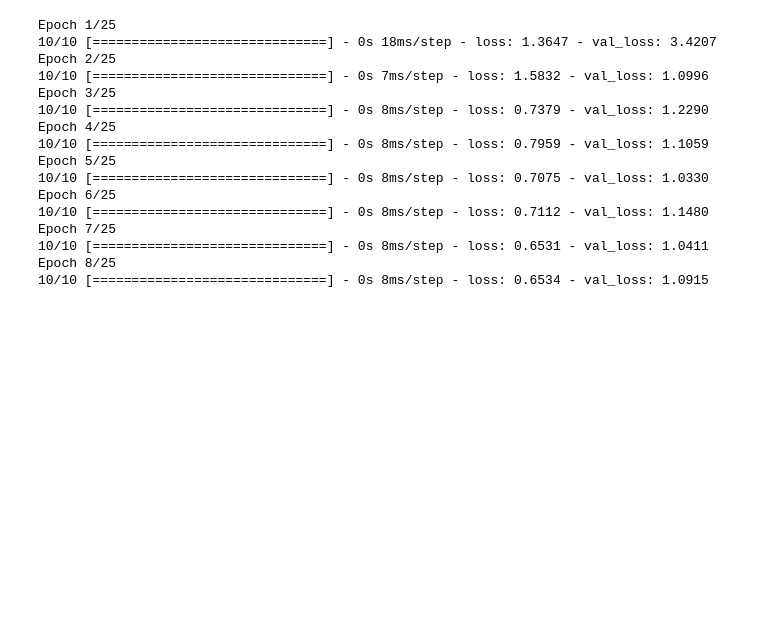
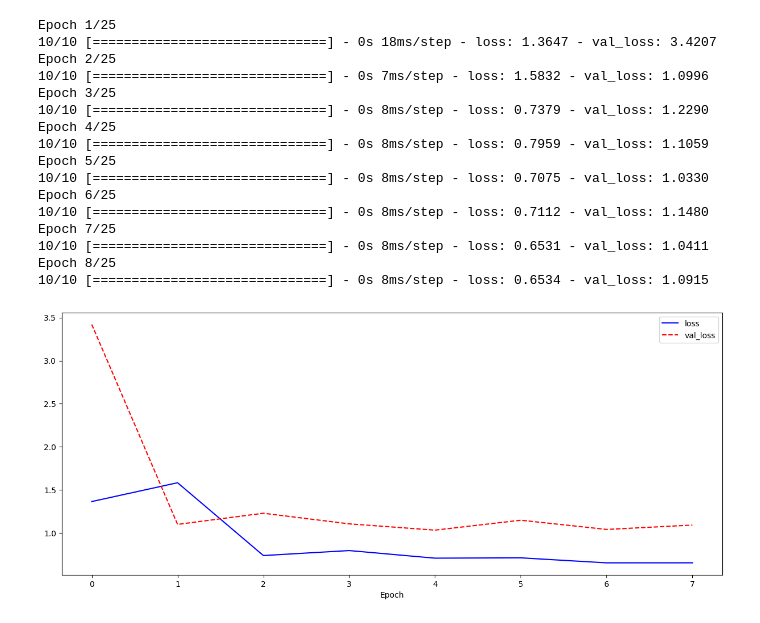
Before and after one commit to rubinkim/deep_learning_09_2022, a Jupyter notebook: chapter_04/ch04_03.ipynb, the cells around one changed output. Saved outputs shown, nothing was run; the diff lists cells and outputs as text; code cells hidden in the pictures; blank space fills up the shorter version.

Commit message:
More on callbacks

```diff
--- a/chapter_04/ch04_03.ipynb
+++ b/chapter_04/ch04_03.ipynb
@@ -196,0 +194,14 @@ Epoch 8/25
+# %%
+# callback함수의 리스트에 들어간 함수는 tf.keras.callbacks.EarlyStopping이다.
+# 말 그대로 학습을 일찍 멈추는 기능을 하는 함수로, patience는 몇 번의 epoch를 기준으로 삼을 것인지,
+# monitor는 어떤 값을 지켜볼 것인지에 대한 인수이다. 여기서는 val_loss가 3회의 epoch를 수행하는 동안 최고기록을
+# 갱신하지 못한다면 학습을 멈추게 된다. 위에서는 epoch 5에서 최고기록인 val_loss=1.0330을 6,7,8 epoch에서 갱신
+# 하지 못했기 때문에 epoch 8에서 학습을 멈췄다.
+
+plt.plot(history.history['loss'], 'b-', label='loss')
+plt.plot(history.history['val_loss'], 'r--', label='val_loss')
+plt.xlabel('Epoch')
+plt.legend()
+plt.show()
+# %% [output]
+[figure, added]
```
Also changed, not shown: parts of 1 cell of this notebook.
